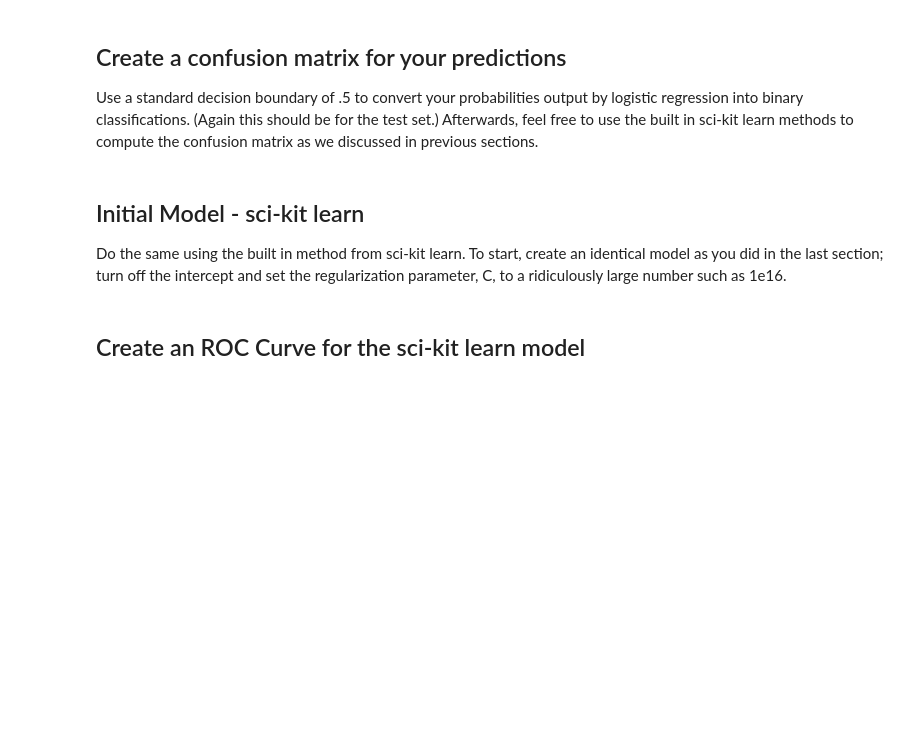
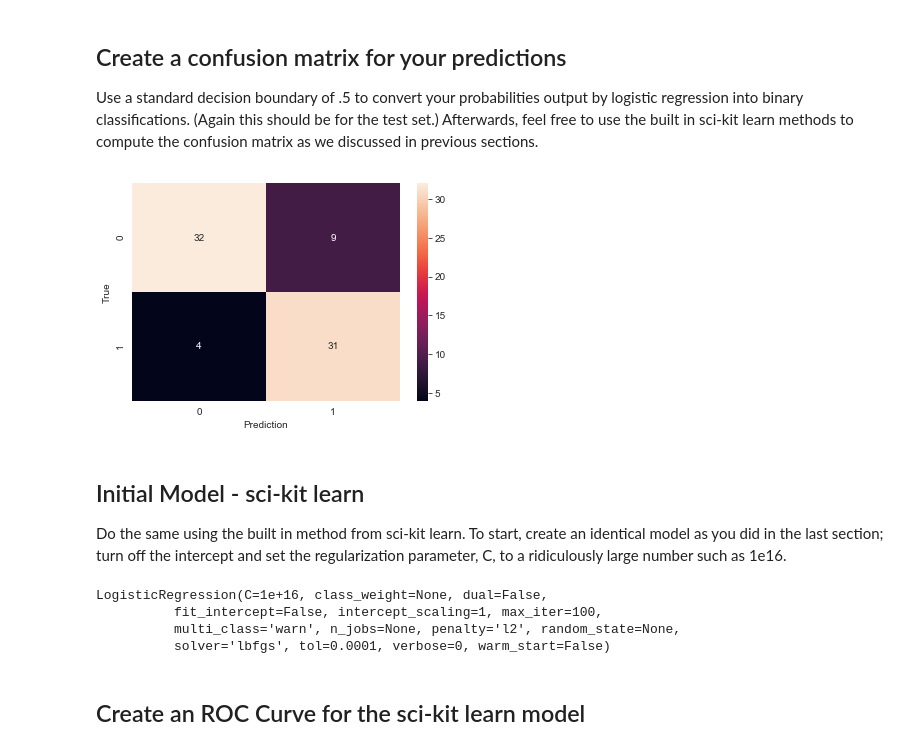
Before and after one commit to magnawhale/dsc-logistic-regression-model-comparisons-lab-online-ds-ft-051319, a Jupyter notebook: index.ipynb, the cells around one changed output. Drawn from its saved outputs; the diff is of its cells as text; code cells hidden in the pictures; blank space fills up the shorter version.

```diff
--- a/index.ipynb
+++ b/index.ipynb
@@ -44,7 +110,29 @@ Use your code from the previous lab to once again train a logistic regression al
 ## Create a confusion matrix for your predictions
 
 Use a standard decision boundary of .5 to convert your probabilities output by logistic regression into binary classifications. (Again this should be for the test set.) Afterwards, feel free to use the built in sci-kit learn methods to compute the confusion matrix as we discussed in previous sections.
+# %%
+def get_labels(y_pred, thresh=0.50):
+    labels = [1 if j > thresh else 0 for j in y_pred]
+    return labels
+# %%
+labels = get_labels(y_hat_test)
+cm = confusion_matrix(y_test, labels)
+# %%
+sns.heatmap(cm, annot=True);
+plt.xlabel('Prediction')
+plt.ylabel('True');
+# %% [output]
+[figure, added]
 # %% [markdown]
 ## Initial Model - sci-kit learn
 
 Do the same using the built in method from sci-kit learn. To start, create an identical model as you did in the last section; turn off the intercept and set the regularization parameter, C, to a ridiculously large number such as 1e16.
+# %%
+logreg = LogisticRegression(fit_intercept=False, C=1e16, solver='lbfgs')
+model_log = logreg.fit(X_train, y_train)
+model_log
+# %% [output]
+LogisticRegression(C=1e+16, class_weight=None, dual=False,
+          fit_intercept=False, intercept_scaling=1, max_iter=100,
+          multi_class='warn', n_jobs=None, penalty='l2', random_state=None,
+          solver='lbfgs', tol=0.0001, verbose=0, warm_start=False)
```
Also changed, not shown: parts of 22 cells of this notebook.
